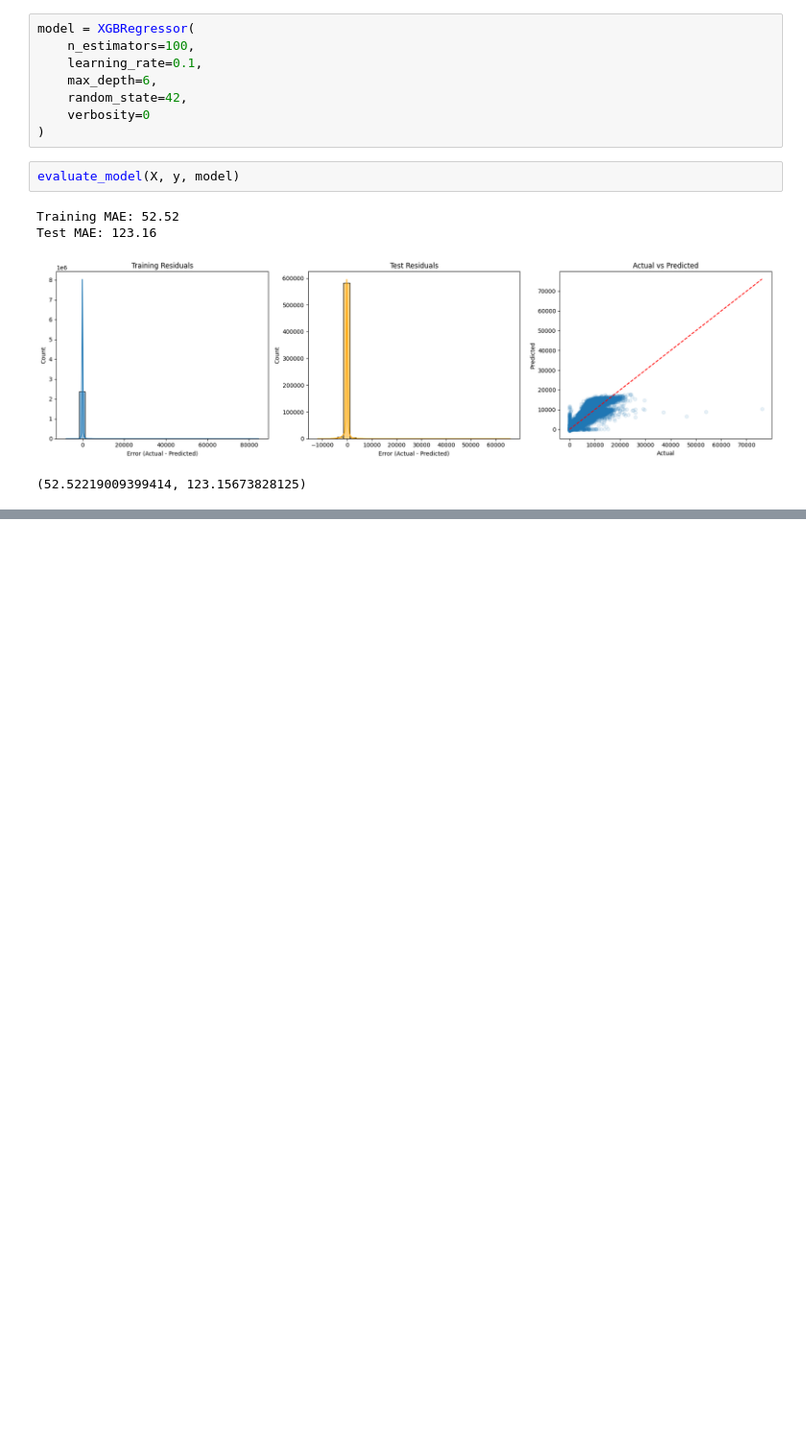
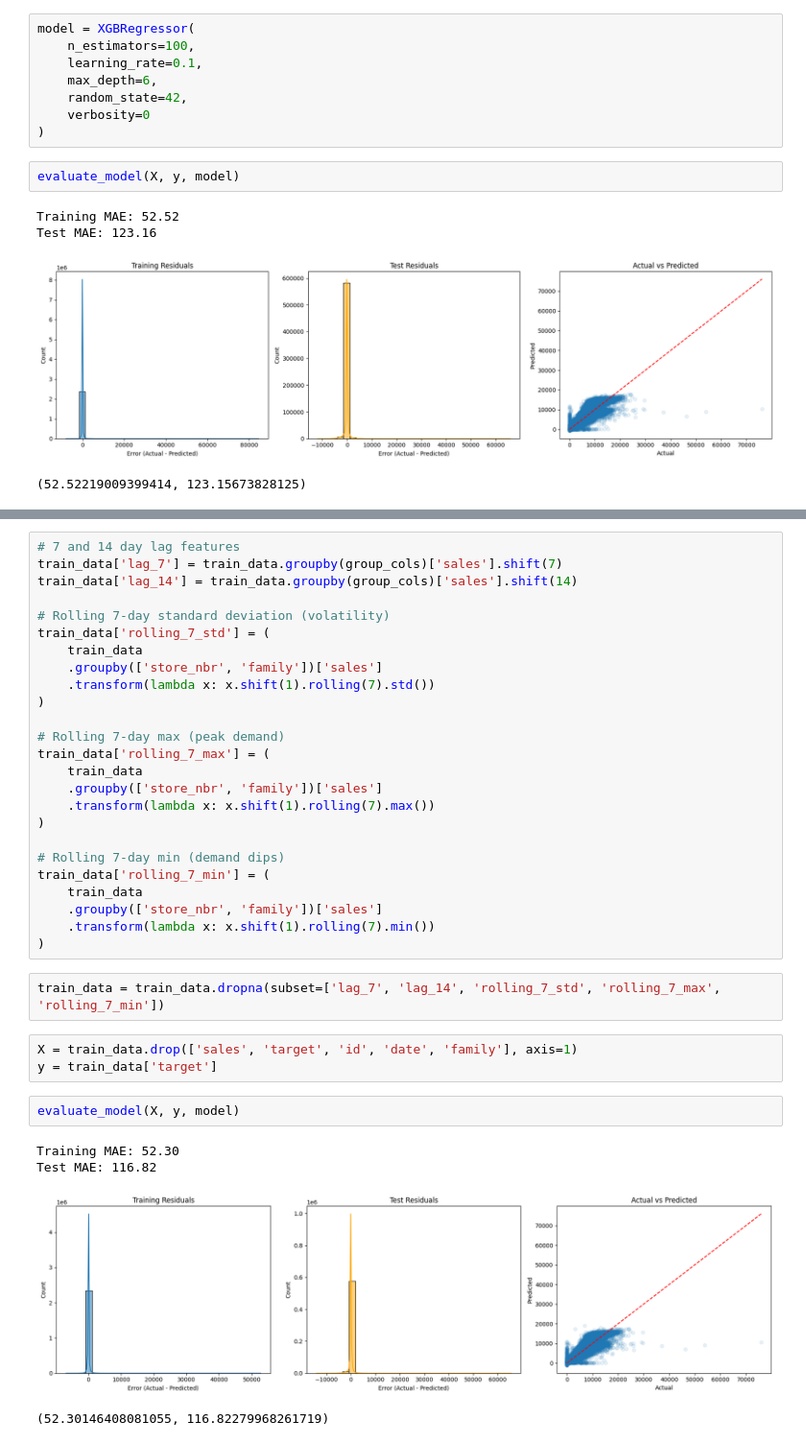
Before and after one commit to gregloos/Store-Sales-Forecasting, a Jupyter notebook: forecasting.ipynb, the cells around one changed output, grey strips where cells are left out. Shown: that part at 96% size. Drawn from its saved outputs; the diff is of its cells as text; blank space fills up the shorter version.

Commit message:
added several new features that slighlty improved the model

```diff
--- a/forecasting.ipynb
+++ b/forecasting.ipynb
@@ -395,0 +415,37 @@ Test MAE: 123.16
+# %%
+# 7 and 14 day lag features
+train_data['lag_7'] = train_data.groupby(group_cols)['sales'].shift(7)
+train_data['lag_14'] = train_data.groupby(group_cols)['sales'].shift(14)
+
+# Rolling 7-day standard deviation (volatility)
+train_data['rolling_7_std'] = (
+    train_data
+    .groupby(['store_nbr', 'family'])['sales']
+    .transform(lambda x: x.shift(1).rolling(7).std())
+)
+
+# Rolling 7-day max (peak demand)
+train_data['rolling_7_max'] = (
+    train_data
+    .groupby(['store_nbr', 'family'])['sales']
+    .transform(lambda x: x.shift(1).rolling(7).max())
+)
+
+# Rolling 7-day min (demand dips)
+train_data['rolling_7_min'] = (
+    train_data
+    .groupby(['store_nbr', 'family'])['sales']
+    .transform(lambda x: x.shift(1).rolling(7).min())
+)
+# %%
+train_data = train_data.dropna(subset=['lag_7', 'lag_14', 'rolling_7_std', 'rolling_7_max', 'rolling_7_min'])
+# %%
+X = train_data.drop(['sales', 'target', 'id', 'date', 'family'], axis=1)
+y = train_data['target']
+# %%
+evaluate_model(X, y, model)
+# %% [output]
+Training MAE: 52.30
+Test MAE: 116.82
+[figure, added]
+(52.30146408081055, 116.82279968261719)
```
Also changed, not shown: parts of 2 cells of this notebook.
